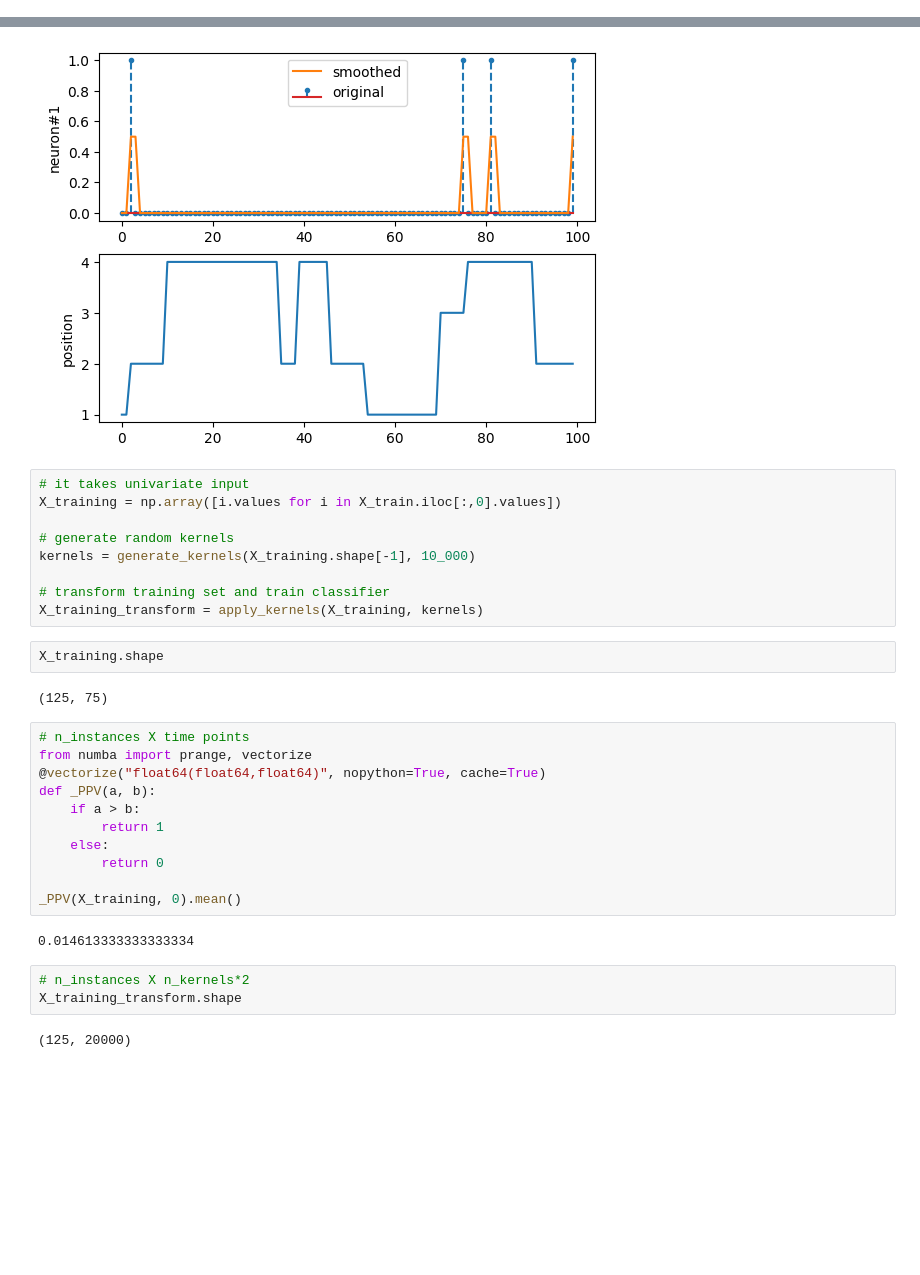
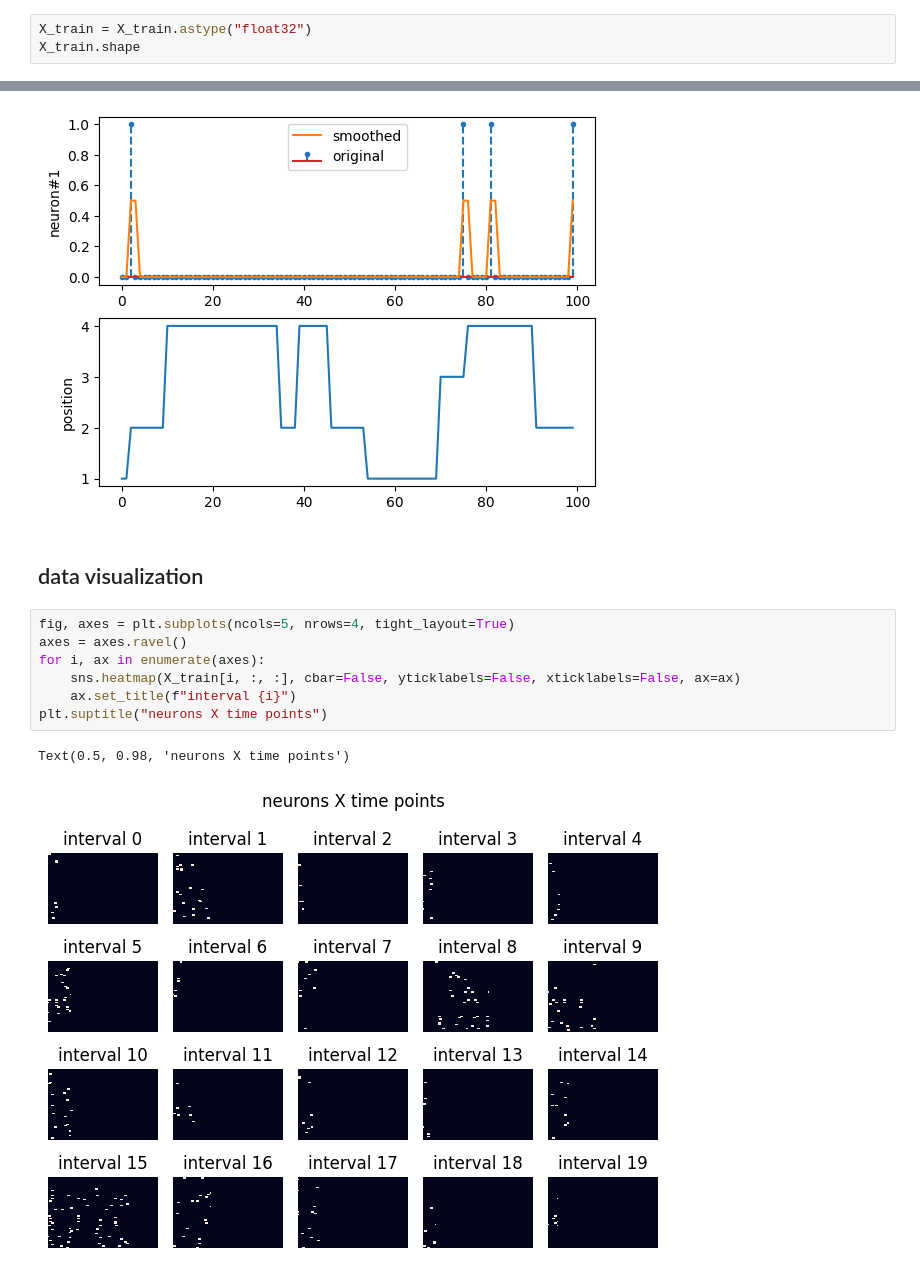
Before and after one commit to kisaragiRY/decoding-DG, a Jupyter notebook: notebooks/3-decoding-model/2-classification/3-time-series-classification/1-exploration-diff-methods/02-rocket-kernels.ipynb, the cells around one changed output, grey strips where cells are left out. Saved outputs shown, nothing was run; the diff lists cells and outputs as text; blank space fills up the shorter version.

Commit message:
visualized the transformed multivariate input #42

```diff
--- a/notebooks/3-decoding-model/2-classification/3-time-series-classification/1-exploration-diff-methods/02-rocket-kernels.ipynb
+++ b/notebooks/3-decoding-model/2-classification/3-time-series-classification/1-exploration-diff-methods/02-rocket-kernels.ipynb
@@ -13,3 +15,6 @@ datalist = ParamDir().data_path_list
 # %%
 dataset = Dataset(datalist[0], 1.0, False)
 (X_train, y_train), (X_test, y_test) = dataset.load_all_data(10, .8)
+# %%
+X_train = X_train.astype("float32")
+X_train.shape
@@ -29,34 +38,15 @@ axes[1].set_ylabel("position")
 # %% [output]
 Text(0, 0.5, 'position')
 [figure]
-# %%
-# it takes univariate input
-X_training = np.array([i.values for i in X_train.iloc[:,0].values])
-
-# generate random kernels
-kernels = generate_kernels(X_training.shape[-1], 10_000)
-
-# transform training set and train classifier
-X_training_transform = apply_kernels(X_training, kernels)
-# %%
-X_training.shape
-# %% [output]
-(125, 75)
-# %%
-# n_instances X time points
-from numba import prange, vectorize
-@vectorize("float64(float64,float64)", nopython=True, cache=True)
-def _PPV(a, b):
-    if a > b:
-        return 1
-    else:
-        return 0
-
-_PPV(X_training, 0).mean()
-# %% [output]
-0.014613333333333334
-# %%
-# n_instances X n_kernels*2
-X_training_transform.shape
-# %% [output]
-(125, 20000)
+# %% [markdown]
+## data visualization
+# %%
+fig, axes = plt.subplots(ncols=5, nrows=4, tight_layout=True)
+axes = axes.ravel()
+for i, ax in enumerate(axes):
+    sns.heatmap(X_train[i, :, :], cbar=False, yticklabels=False, xticklabels=False, ax=ax)
+    ax.set_title(f"interval {i}")
+plt.suptitle("neurons X time points")
+# %% [output]
+Text(0.5, 0.98, 'neurons X time points')
+[figure, added]
```
Also changed, not shown: parts of 5 cells of this notebook, 1 other file.
